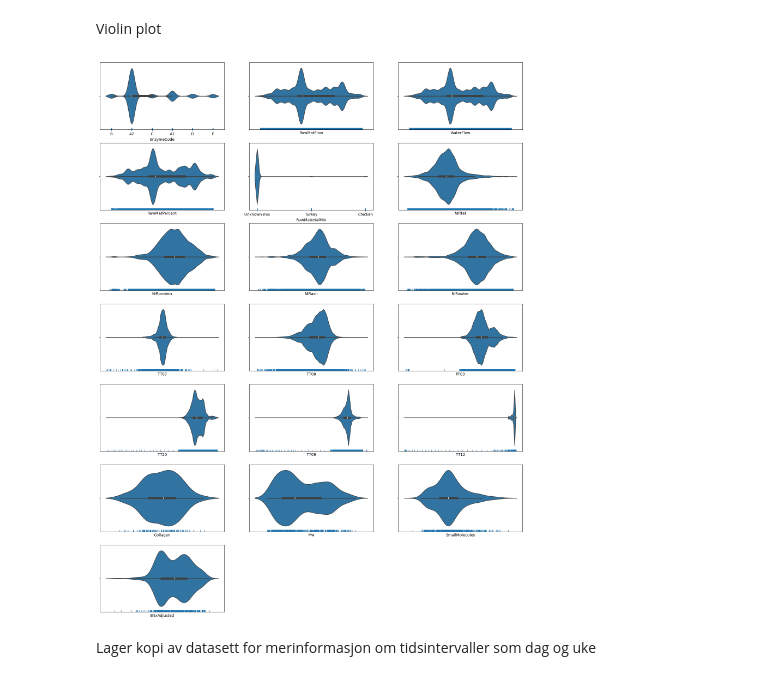
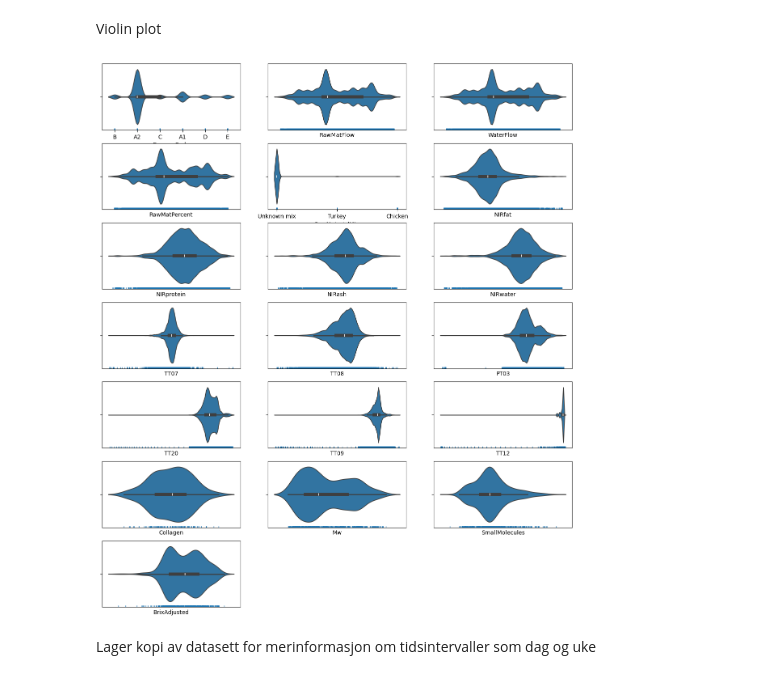
Before and after one commit to PreyPython123/Master-V24-Semiveiledet-Regresjon, a Jupyter notebook: Bioco_Dataprosessering,_Dataforståelse_og_Dataundersøkelse.ipynb, the cells around one changed output. Cells and saved outputs as stored; diff of their text form; code cells hidden in the pictures.

```diff
--- a/Bioco_Dataprosessering,_Dataforståelse_og_Dataundersøkelse.ipynb
+++ b/Bioco_Dataprosessering,_Dataforståelse_og_Dataundersøkelse.ipynb
@@ -429,25 +586,25 @@ for col in bioco_data.columns:
 # %% [markdown]
 Violin plot
 # %%
-fig = plt.figure(figsize=(20,30))
+fig = plt.figure(figsize=(15,20))
 antall_kolonnner = len(bioco_data.columns)
 rute_nett = fig.add_gridspec(8,3)
 
 n = 0
 for nummer, indeks in zip(range(antall_kolonnner), bioco_data):
   if nummer % 3 == 0:
     n += 1
     i = 0
   ax = fig.add_subplot(rute_nett[n,i])
   sns.violinplot(x=indeks, data = bioco_data)
   sns.rugplot(x=bioco_data[indeks])
 
   # Utelukker sensitiv informasjon
   if indeks not in ['EnzymeCode', 'RawMaterialMix']:
     ax.set_xticks([])
   i += 1
 # %% [output]
-[figure, old version]
+[figure, new version]
 # %% [markdown]
 Lager kopi av datasett for merinformasjon om tidsintervaller som dag og uke
 # %%
```
Also changed, not shown: parts of 46 cells of this notebook.
